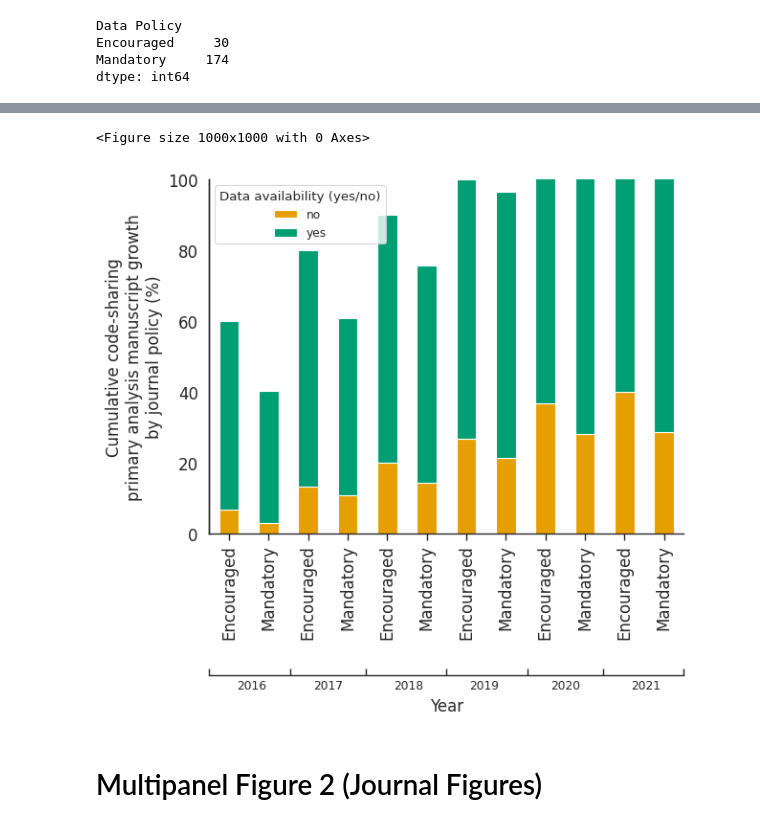
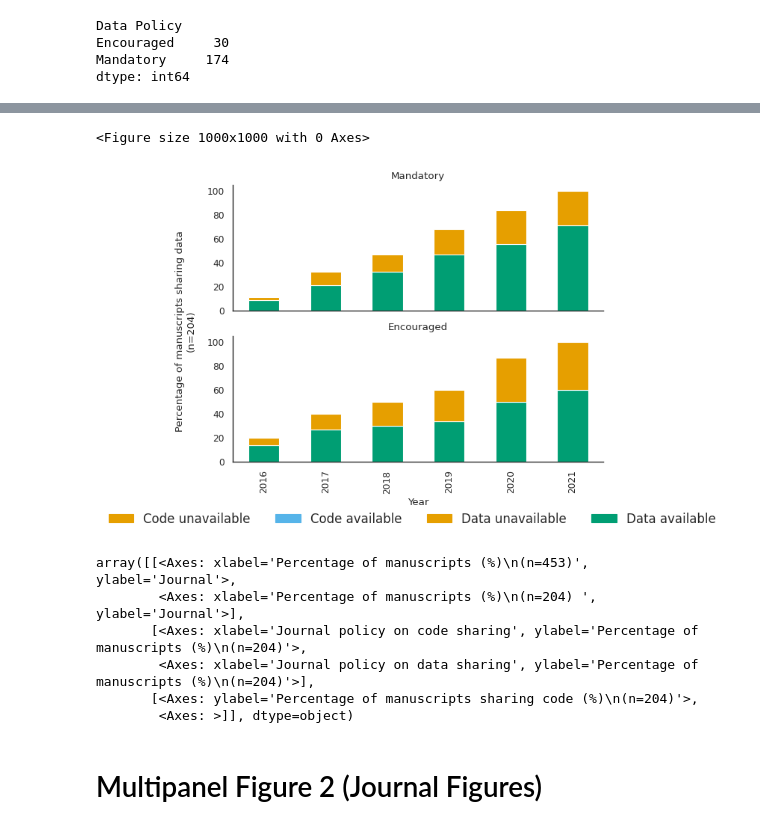
Before and after one commit to Mangul-Lab-USC/code-availability, a Jupyter notebook: notebooks/Figures.ipynb, the cells around one changed output, grey strips where cells are left out. Saved outputs shown, nothing was run; the diff lists cells and outputs as text; code cells hidden in the pictures.

```diff
--- a/notebooks/Figures.ipynb
+++ b/notebooks/Figures.ipynb
@@ -1355,6 +1400,6 @@ See the caveats in the documentation: https://pandas.pydata.org/pandas-docs/stab
 # %%
 #df_temp=df_temp.pivot(index='PMC_Year',columns='Data Policy',values='Cumulative Percent Increase')
-df_temp=df_temp.pivot(index=['PMC_Year','Data Policy'],columns='Data availability (yes/no)',values='Cumulative Percent Increase')
+df_temp=df_temp.pivot(index=['PMC_Year'],columns=['Data Policy','Data availability (yes/no)'],values='Cumulative Percent Increase')
 df_temp=df_temp.fillna(0)
 df_temp
 # %% [output]
@@ -1375,42 +1415,77 @@ df_temp
 # %%
 plt.figure(figsize=(10, 10))
 plt.rcParams.update({'font.size': 12})
 rcParams['font.family'] = 'sans-serif'
 sns.set_context("paper",font_scale=1)
-color=['#E69F00','#009E73']
-fig1, ax1 = plt.subplots(1)
+color=['#009E73','#E69F00']
+fontsize=12
+fig, (ax1,ax2) = plt.subplots(nrows=2, ncols=1)
+df_temp['Mandatory'].plot(kind='bar',stacked=True,color=color,ax=ax1,xticks=[],legend=None,title='Mandatory')
+df_temp['Encouraged'].plot(kind='bar',stacked=True,color=color,ax=ax2,legend=None,title='Encouraged')
+ax1.set_xlabel('')
+ax2.set_xlabel('Year')
+ax2.set_ylabel('Percentage of manuscripts sharing data\n(n=204)')
+ax2.yaxis.set_label_coords(-0.1,1.04)
+
+
+
+
+
+
+
+
+
+
+
+#fig1, ax1 = plt.subplots(1)
 #sns.barplot(data=df_temp, x='PMC_Year', y='Cumulative Percent Increase',hue='Data Policy',palette=color)
-df_temp.plot(kind='bar', stacked=True, color=color,ax=ax1)
+#df_temp.plot(kind='bar', stacked=True, color=color,ax=ax1)
 #for index, row in df_temp.iterrows():
 #    plt.annotate(f'{row["Cumulative Percent Increase"]:.2f}%', xy=(index, row['Cumulative Percent Increase']),
 #                 xytext=(0, 5), textcoords='offset points', ha='center', va='bottom')
-ax1.set_xticklabels(['Encouraged', 'Mandatory', 'Encouraged', 'Mandatory', 'Encouraged', 'Mandatory', 'Encouraged', 'Mandatory', 'Encouraged', 'Mandatory','Encouraged', 'Mandatory'])
-ax1.set_ylabel("Cumulative code-sharing\nprimary analysis manuscript growth\nby journal policy (%)",fontsize=12)
-ax1.set_ylim([0, 100])
-ax1.tick_params(axis='both', labelsize=12)
-ax1.set_xlabel("",fontsize=12)
+#ax1.set_xticklabels(['Encouraged', 'Mandatory', 'Encouraged', 'Mandatory', 'Encouraged', 'Mandatory', 'Encouraged', 'Mandatory', 'Encouraged', 'Mandatory','Encouraged', 'Mandatory'])
+#ax1.set_ylabel("Cumulative code-sharing\nprimary analysis manuscript growth\nby journal policy (%)",fontsize=12)
+#ax1.set_ylim([0, 100])
+#ax1.tick_params(axis='both', labelsize=12)
+#ax1.set_xlabel("",fontsize=12)
 
 # Second X-axis
-ax2 = ax1.twiny()
+#ax2 = ax1.twiny()
 
-ax2.spines["bottom"].set_position(("axes", -0.40))
-ax2.tick_params('both', length=0, width=0, which='minor')
-ax2.tick_params('both', direction='in', which='major')
-ax2.xaxis.set_ticks_position("bottom")
-ax2.xaxis.set_label_position("bottom")
+#ax2.spines["bottom"].set_position(("axes", -0.40))
+#ax2.tick_params('both', length=0, width=0, which='minor')
+#ax2.tick_params('both', direction='in', which='major')
+#ax2.xaxis.set_ticks_position("bottom")
+#ax2.xaxis.set_label_position("bottom")
 
-ax2.set_xticks([0.0,0.17,0.33,0.50,0.67,0.83,1.0])
-ax2.xaxis.set_major_formatter(ticker.NullFormatter())
-ax2.xaxis.set_minor_locator(ticker.FixedLocator([0,0.09,0.25,0.42,0.58,0.75,0.92]))
-ax2.xaxis.set_minor_formatter(ticker.FixedFormatter(['2016','2017','2018','2019','2020','2021']))
-ax2.set_xlabel("Year",fontsize=12)
+#ax2.set_xticks([0.0,0.17,0.33,0.50,0.67,0.83,1.0])
+#ax2.xaxis.set_major_formatter(ticker.NullFormatter())
+#ax2.xaxis.set_minor_locator(ticker.FixedLocator([0,0.09,0.25,0.42,0.58,0.75,0.92]))
+#ax2.xaxis.set_minor_formatter(ticker.FixedFormatter(['2016','2017','2018','2019','2020','2021']))
+#ax2.set_xlabel("Year",fontsize=12)
+labels = [mpatches.Patch(color='#E69F00', label="Code unavailable"),
+mpatches.Patch(color='#56B4E9', label="Code available"),
+mpatches.Patch(color='#E69F00', label="Data unavailable"),
+mpatches.Patch(color='#009E73', label="Data available"),]
+fig.legend(handles=labels,
+           loc="lower center",ncol=len(labels),fontsize=fontsize,bbox_to_anchor=(0.5, -.1),frameon=False)
+sns.despine()
 
-sns.despine()
+
 #plt.savefig('../Figures/sup4.png', format='png', dpi=300)
 plt.show()
 # %% [output]
 <Figure size 1000x1000 with 0 Axes>
-[figure, old version]
+[figure, new version]
+# %%
+ax
+# %% [output]
+array([[<Axes: xlabel='Percentage of manuscripts (%)\n(n=453)', ylabel='Journal'>,
+        <Axes: xlabel='Percentage of manuscripts (%)\n(n=204) ', ylabel='Journal'>],
+       [<Axes: xlabel='Journal policy on code sharing', ylabel='Percentage of manuscripts (%)\n(n=204)'>,
+        <Axes: xlabel='Journal policy on data sharing', ylabel='Percentage of manuscripts (%)\n(n=204)'>],
+       [<Axes: ylabel='Percentage of manuscripts sharing code (%)\n(n=204)'>,
+        <Axes: >]], dtype=object)
 # %% [markdown]
 # Multipanel Figure 2 (Journal Figures)
 # %%
```
Also changed, not shown: parts of 11 cells of this notebook, 1 other file.
